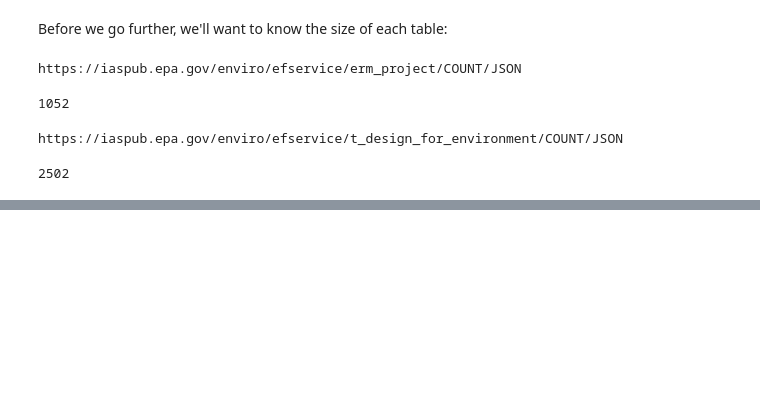
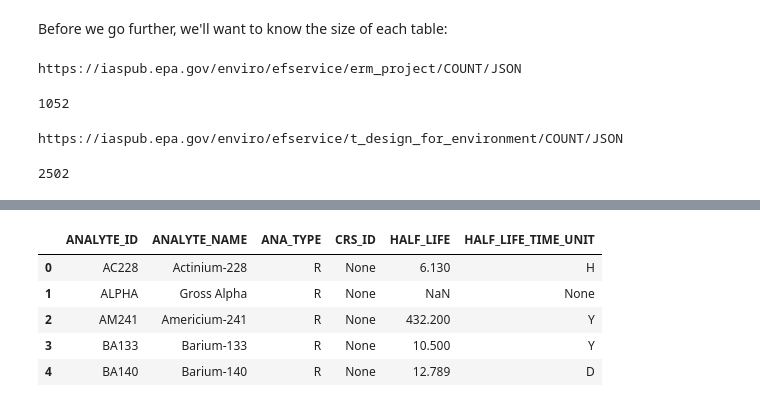
Before and after one commit to edgi-govdata-archiving/epa-quantitative, a Jupyter notebook: Guerilla Archiving RadNet data.ipynb, the cells around one changed output, grey strips where cells are left out. Cells and saved outputs as stored; diff of their text form; code cells hidden in the pictures; blank space fills up the shorter version.

```diff
--- a/Guerilla Archiving RadNet data.ipynb
+++ b/Guerilla Archiving RadNet data.ipynb
@@ -87,0 +111,9 @@ Presumably
+# %%
+erm_analyte.head()
+# %% [output]
+|  | ANALYTE_ID | ANALYTE_NAME | ANA_TYPE | CRS_ID | HALF_LIFE | HALF_LIFE_TIME_UNIT |
+| 0 | AC228 | Actinium-228 | R | None | 6.130 | H |
+| 1 | ALPHA | Gross Alpha | R | None | NaN | None |
+| 2 | AM241 | Americium-241 | R | None | 432.200 | Y |
+| 3 | BA133 | Barium-133 | R | None | 10.500 | Y |
+| 4 | BA140 | Barium-140 | R | None | 12.789 | D |
```
Also changed, not shown: parts of 35 cells of this notebook, 1 other file.
